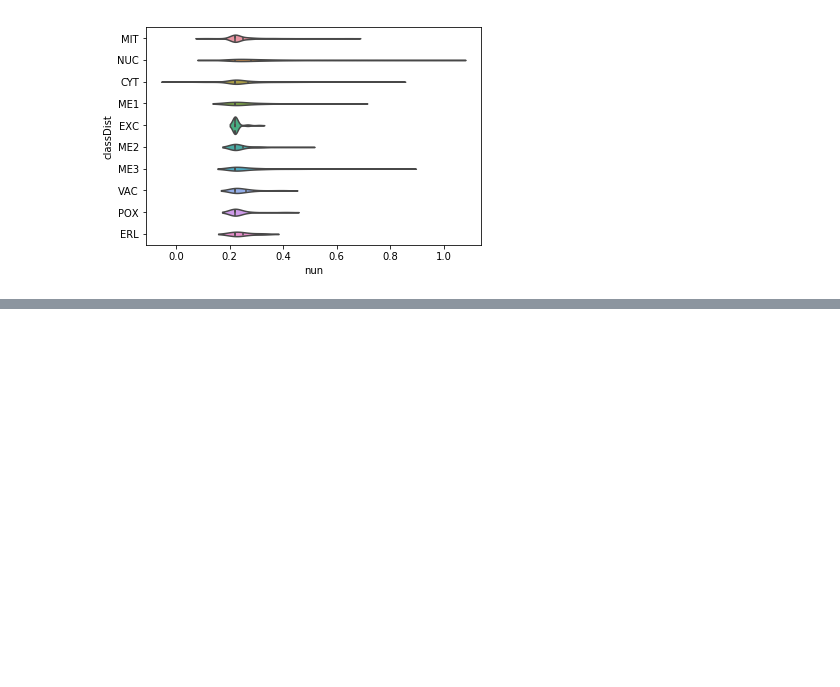
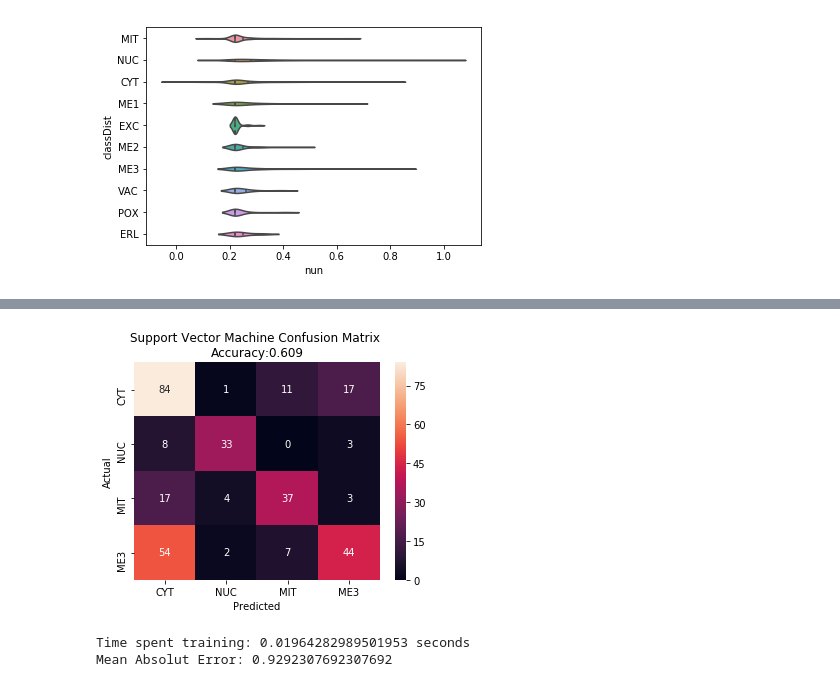
Before and after one commit to diogomotapinto/IART-Vision, a Jupyter notebook: Project_iart .ipynb, the cells around one changed output, grey strips where cells are left out. Cells and saved outputs as stored; diff of their text form; code cells hidden in the pictures; blank space fills up the shorter version.

```diff
--- a/Project_iart .ipynb
+++ b/Project_iart .ipynb
@@ -315,25 +351,34 @@ x_train, x_test, y_train, y_test = train_test_split(X,y, test_size= 0.25, random
 # %%
 # Support Vector Machine metrics
 start = time.time()
-svm = SVC(kernel = 'linear').fit(x_train,y_train)
+svm = SVC(kernel = 'linear', C=12).fit(x_train,y_train)
 end = time.time()
 svm.predict(x_train)
 y_pred = svm.predict(x_test)
 confusionM = confusion_matrix(y_test, y_pred)
 mae= mean_absolute_error(y_test, y_pred)
 
-confusionM_df = pd.DataFrame(confusionM,
-                      index = ['CYT','NUC','MIT','ME3','ME2','ME1','EXC','VAC','POX','ERL'],
+if full == True:
+    confusionM_df = pd.DataFrame(confusionM,
+                     index = ['CYT','NUC','MIT','ME3','ME2','ME1','EXC','VAC','POX','ERL'],
                      columns = ['CYT','NUC','MIT','ME3','ME2','ME1','EXC','VAC','POX','ERL'])
+else:
+    confusionM_df = pd.DataFrame(confusionM,
+                         index = ['CYT','NUC','MIT','ME3'],
+                         columns = ['CYT','NUC','MIT','ME3'])
 
 
 plt.figure(figsize=(5.5,4))
 sns.heatmap(confusionM_df, annot=True)
 plt.title('Support Vector Machine Confusion Matrix \nAccuracy:{0:.3f}'.format(accuracy_score(y_test, y_pred)))
 plt.ylabel('Actual')
 plt.xlabel('Predicted')
 plt.show()
 
 timeSpent = end - start
 print('Time spent training: {} seconds'.format(timeSpent))
 print('Mean Absolut Error: {}'.format(mae))
+# %% [output]
+[figure, added]
+Time spent training: 0.01964282989501953 seconds
+Mean Absolut Error: 0.9292307692307692
```
Also changed, not shown: parts of 7 cells of this notebook, 1 other file.
